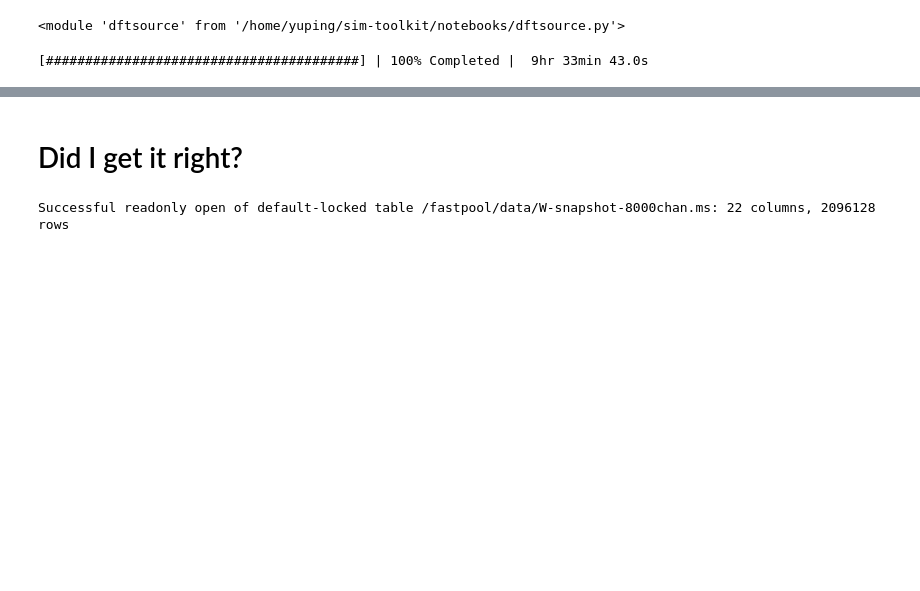
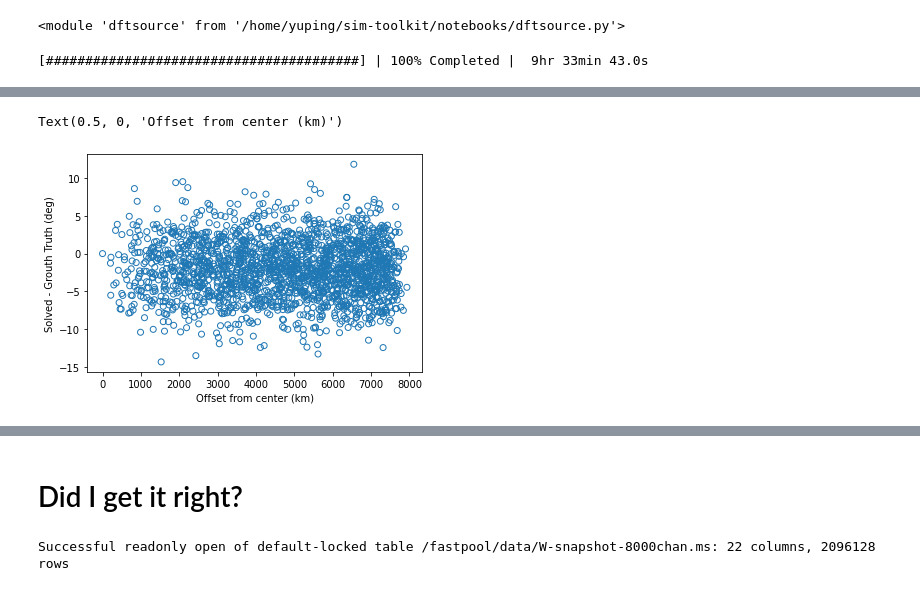
Before and after one commit to yupinghuang/sim-toolkit, a Jupyter notebook: notebooks/iono.ipynb, the cells around one changed output, grey strips where cells are left out. Drawn from its saved outputs; the diff is of its cells as text; code cells hidden in the pictures; blank space fills up the shorter version.

```diff
--- a/notebooks/iono.ipynb
+++ b/notebooks/iono.ipynb
@@ -242,0 +277,7 @@ dftsource.point_src_with_gain(iono_gains, '/fastpool/data/gh/W-snapshot-8000chan
+# %%
+plt.scatter(np.sqrt(actual_ants[:,0]**2 + actual_ants[:,1]**2), (np.angle(solved[:, 0, 0]) - ans) * 57.2958, marker='o',  facecolors='none', edgecolors='C0')
+plt.ylabel('Solved - Grouth Truth (deg)')
+plt.xlabel('Offset from center (km)')
+# %% [output]
+Text(0.5, 0, 'Offset from center (km)')
+[figure, added]
```
Also changed, not shown: parts of 23 cells of this notebook, 9 other files.
